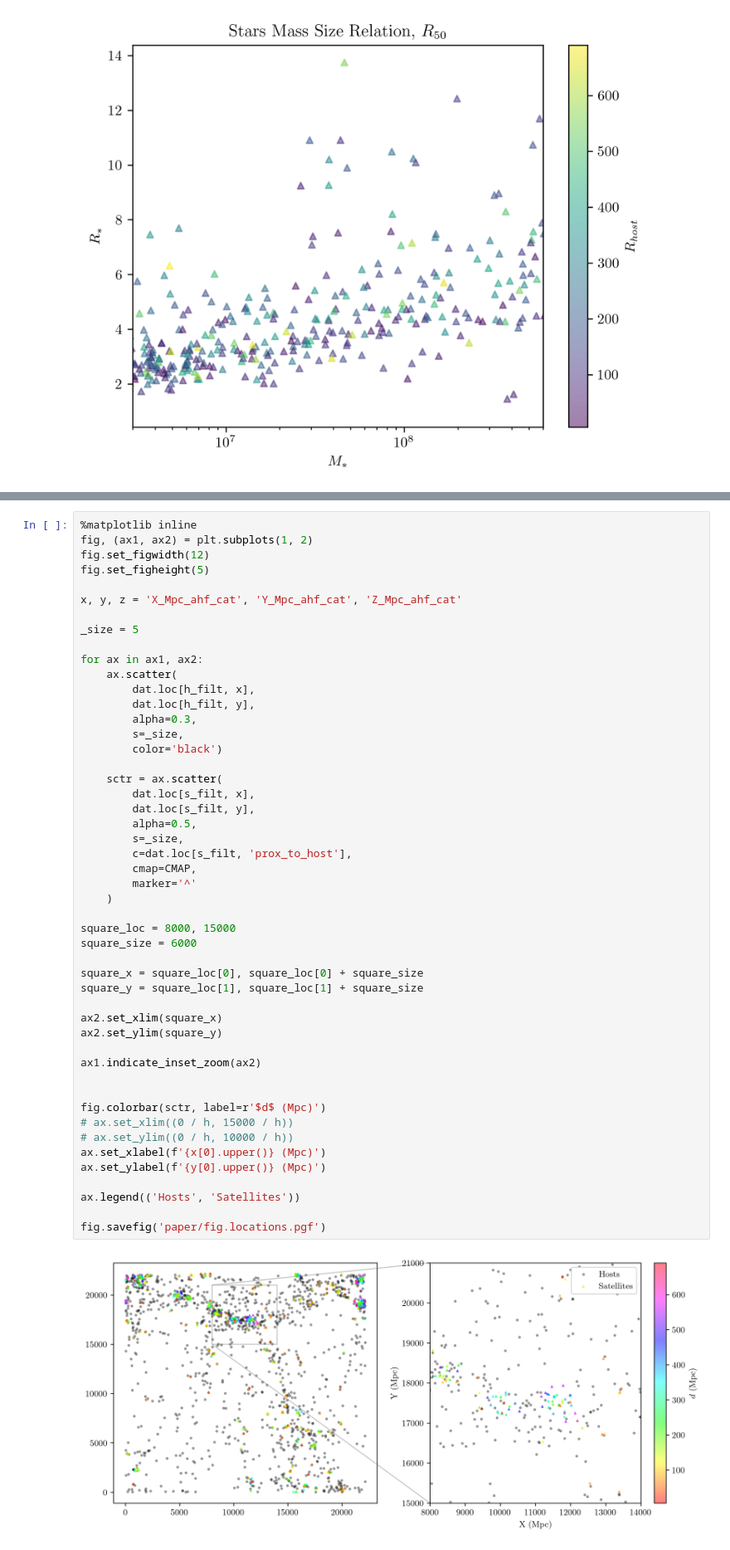
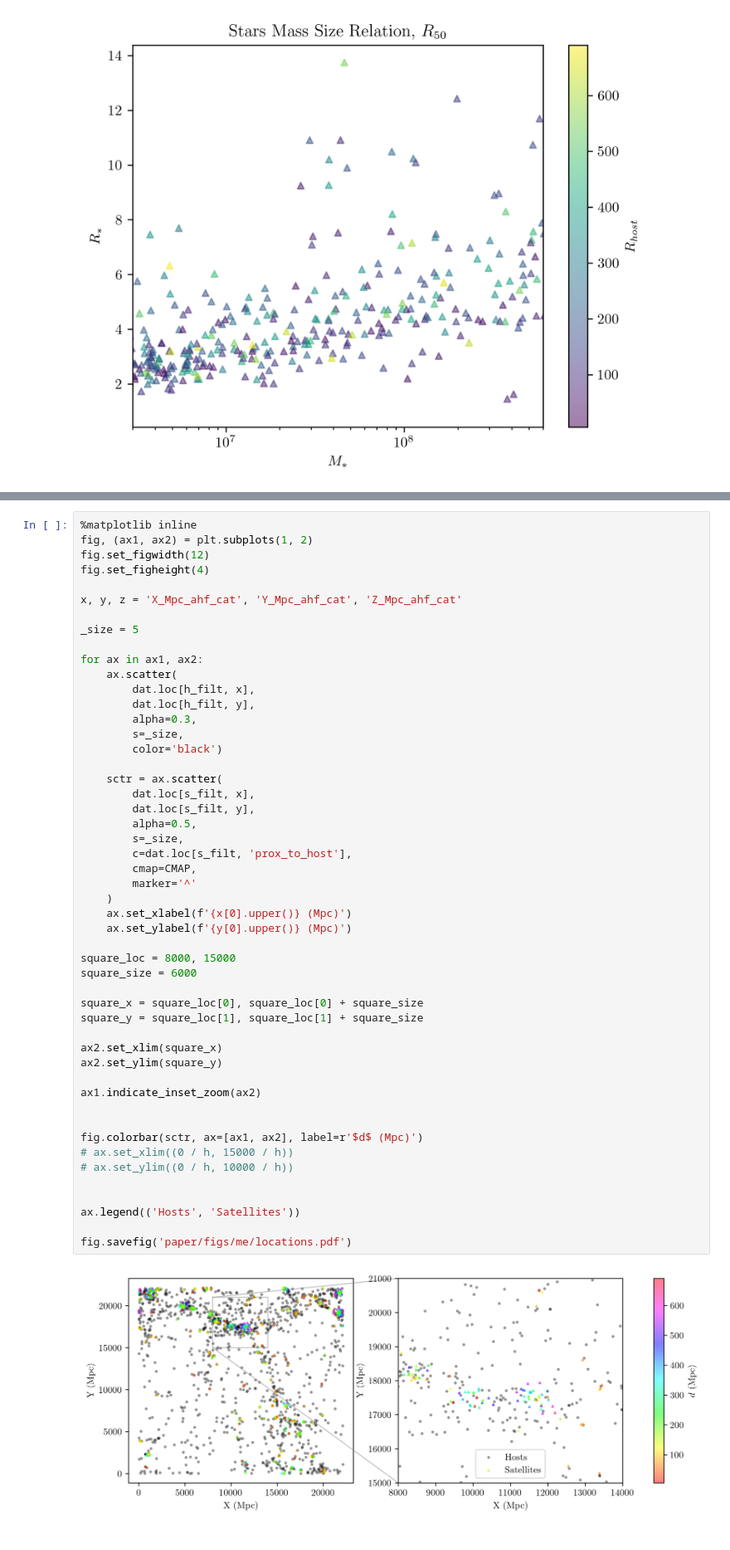
Before and after one commit to mkzeender/thesis, a Jupyter notebook: root_graph.ipynb, the cells around one changed output, grey strips where cells are left out. Shown at 83% size. Drawn from its saved outputs; the diff is of its cells as text.

Commit message:
shuffling graphs around

```diff
--- a/root_graph.ipynb
+++ b/root_graph.ipynb
@@ -298,7 +291,7 @@ fig.savefig('paper/fig.beta-d.pgf')
 %matplotlib inline
 fig, (ax1, ax2) = plt.subplots(1, 2)
 fig.set_figwidth(12)
-fig.set_figheight(5)
+fig.set_figheight(4)
 
 x, y, z = 'X_Mpc_ahf_cat', 'Y_Mpc_ahf_cat', 'Z_Mpc_ahf_cat'
 
@@ -313,35 +306,36 @@ for ax in ax1, ax2:
         color='black')
 
     sctr = ax.scatter(
         dat.loc[s_filt, x],
         dat.loc[s_filt, y],
         alpha=0.5,
         s=_size,
         c=dat.loc[s_filt, 'prox_to_host'],
         cmap=CMAP,
         marker='^'
     )
+    ax.set_xlabel(f'{x[0].upper()} (Mpc)')
+    ax.set_ylabel(f'{y[0].upper()} (Mpc)')
 
 square_loc = 8000, 15000
 square_size = 6000
 
 square_x = square_loc[0], square_loc[0] + square_size
 square_y = square_loc[1], square_loc[1] + square_size
 
 ax2.set_xlim(square_x)
 ax2.set_ylim(square_y)
 
 ax1.indicate_inset_zoom(ax2)
 
 
-fig.colorbar(sctr, label=r'$d$ (Mpc)')
+fig.colorbar(sctr, ax=[ax1, ax2], label=r'$d$ (Mpc)')
 # ax.set_xlim((0 / h, 15000 / h))
 # ax.set_ylim((0 / h, 10000 / h))
-ax.set_xlabel(f'{x[0].upper()} (Mpc)')
-ax.set_ylabel(f'{y[0].upper()} (Mpc)')
+
 
 ax.legend(('Hosts', 'Satellites'))
 
-fig.savefig('paper/fig.locations.pgf')
+fig.savefig('paper/figs/me/locations.pdf')
 # %% [output]
-[figure, old version]
+[figure, new version]
```
Also changed, not shown: parts of 3 cells of this notebook, 15 other files.
